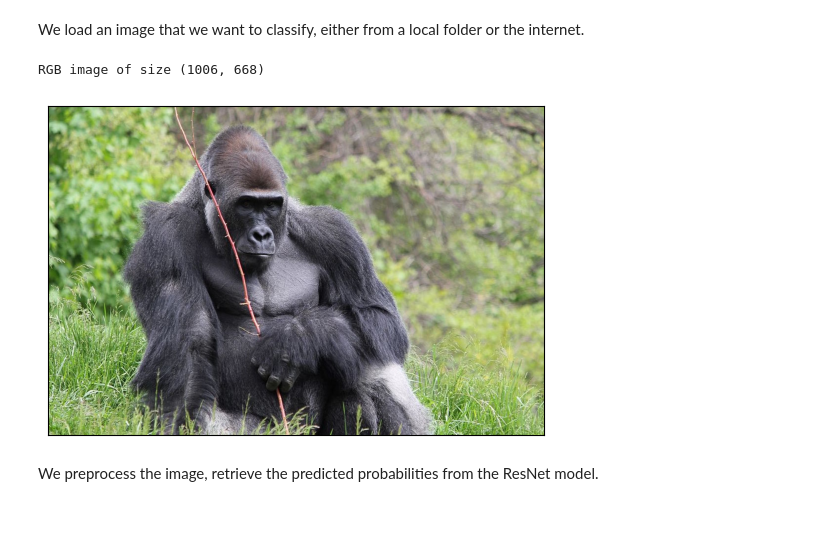
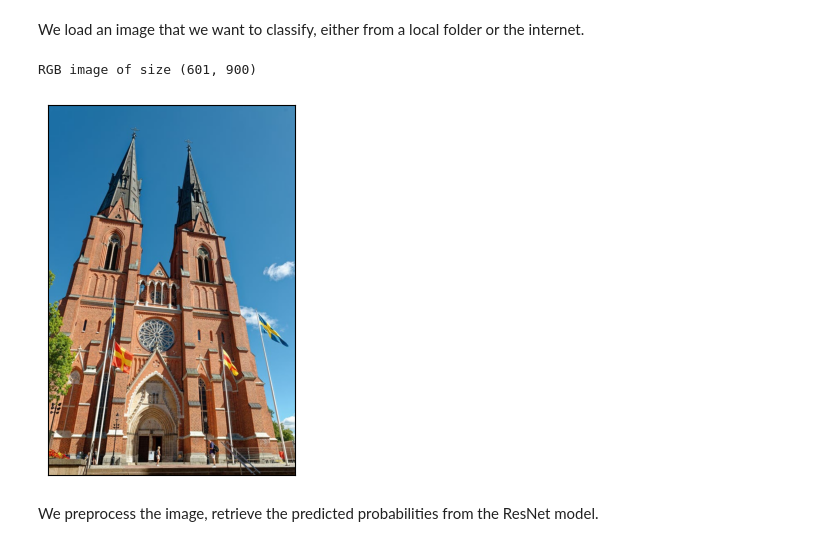
Before and after one commit to TorbjornLarsson/SMI, a Jupyter notebook: lab/ResNet_classification.ipynb, the cells around one changed output. Cells and saved outputs as stored; diff of their text form; code cells hidden in the pictures; blank space fills up the shorter version.

```diff
--- a/lab/ResNet_classification.ipynb
+++ b/lab/ResNet_classification.ipynb
@@ -100,32 +92,32 @@ We load an image that we want to classify, either from a local folder or the int
 # %%
 # URL of the image that we want to analyze
 # prepend 'file:' to local paths (e.g., use 'file:./gorilla.jpeg')
-image_url = 'https://media.arto.se/app/uploads/sites/6/2018/04/08125400/1200px-Western_Lowland_Gorilla_192.jpg'
-
+#image_url = 'https://media.arto.se/app/uploads/sites/6/2018/04/08125400/1200px-Western_Lowland_Gorilla_192.jpg'
+image_url = 'https://external-content.duckduckgo.com/iu/?u=https%3A%2F%2Fthumbs.dreamstime.com%2Fb%2Fuppsala-cathedral-sweden-dates-to-late-th-century-height-metres-tallest-church-nordic-countries-265773903.jpg&f=1&nofb=1&ipt=d29e15d0cd0d7c20282ff012624f612e0f3c037682c85c4d6efd3d4b522259a4'
 # some examples from Google:
 # Gorilla https://media.arto.se/app/uploads/sites/6/2018/04/08125400/1200px-Western_Lowland_Gorilla_192.jpg
 # Uppsala cathedral https://external-content.duckduckgo.com/iu/?u=https%3A%2F%2Fthumbs.dreamstime.com%2Fb%2Fuppsala-cathedral-sweden-dates-to-late-th-century-height-metres-tallest-church-nordic-countries-265773903.jpg&f=1&nofb=1&ipt=d29e15d0cd0d7c20282ff012624f612e0f3c037682c85c4d6efd3d4b522259a4
 # African bush elephant https://external-content.duckduckgo.com/iu/?u=https%3A%2F%2Fcdn.britannica.com%2F72%2F272-050-E1965E27%2FAfrican-elephant-Kenya.jpg&f=1&nofb=1&ipt=9b471f3dbee97287f812eb68c6c220c0761de59bd1fa8132ded8abe44a59e52a
 # Pelle Svanslös https://external-content.duckduckgo.com/iu/?u=https%3A%2F%2Fimage.tmdb.org%2Ft%2Fp%2Foriginal%2FwDOTURnv9PnZrLcF47a7B9wX2SZ.jpg&f=1&nofb=1&ipt=0976094981b540f36820d32864f88bb6857cd1bd35c58b76d6fc2b4e30c2aef0
 # Hedgehog https://external-content.duckduckgo.com/iu/?u=https%3A%2F%2Ftse1.mm.bing.net%2Fth%2Fid%2FOIP.AJ3kfu-DhAHkS9nsQ2Iu9wHaGn%3Fpid%3DApi%26ucfimg%3D1&f=1&ipt=b2dc057cf28a05f1c611b15ad6f58a5d1332e8f497d2e9060ec6aa768aad1c2c
 # Suspension bridge https://external-content.duckduckgo.com/iu/?u=https%3A%2F%2Fcdn.britannica.com%2F68%2F170868-050-8DDE8263%2FGolden-Gate-Bridge-San-Francisco.jpg&f=1&nofb=1&ipt=79b28e16e2de64266e9932fffb22d1ddb3154a25a7b790002cecefd69f89ffe7
 
 try:
     with Image.open(urlopen(image_url)) as im:
         # The following fixes some problems when loading images:
         # https://stackoverflow.com/a/64598016
         image = im.convert("RGB")
 except (URLError, OSError):
     print("please provide a valid URL or local path")
 else:
     print(f"{image.mode} image of size {image.size}")
     plt.imshow(np.asarray(image))
     plt.xticks([])
     plt.yticks([])
     plt.show()
 # %% [output]
-RGB image of size (1006, 668)
+RGB image of size (601, 900)
-[figure, old version]
+[figure, new version]
 # %% [markdown]
 We preprocess the image, retrieve the predicted probabilities from the ResNet model.
 # %%
```
Also changed, not shown: parts of 4 cells of this notebook.
